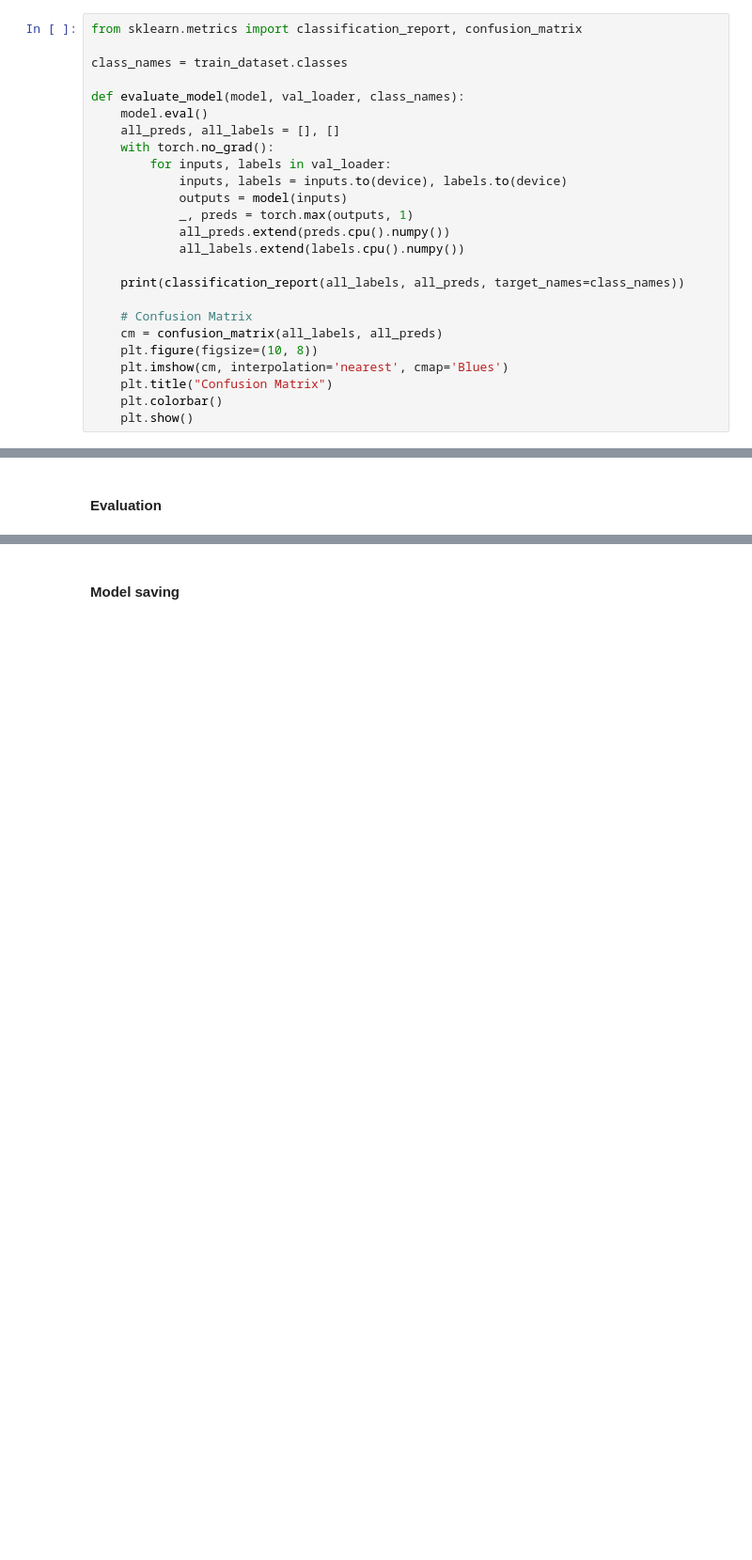
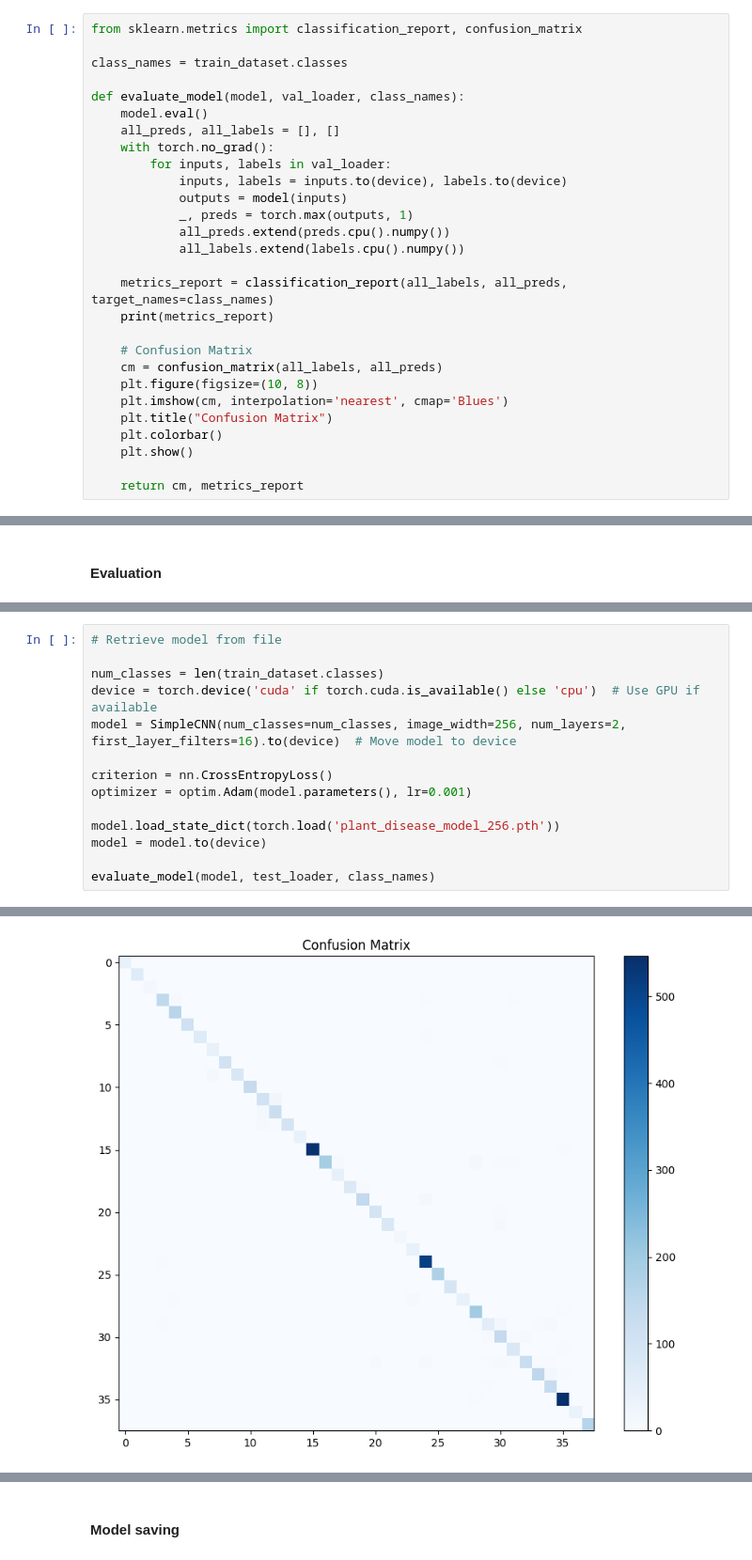
Before and after one commit to cycileo/FDS-Project, a Jupyter notebook: first_attempt.ipynb, the cells around one changed output, grey strips where cells are left out. Shown: that part at 94% size. Cells and saved outputs as stored; diff of their text form; blank space fills up the shorter version.

```diff
--- a/first_attempt.ipynb
+++ b/first_attempt.ipynb
@@ -366,7 +368,8 @@ def evaluate_model(model, val_loader, class_names):
             all_preds.extend(preds.cpu().numpy())
             all_labels.extend(labels.cpu().numpy())
 
-    print(classification_report(all_labels, all_preds, target_names=class_names))
+    metrics_report = classification_report(all_labels, all_preds, target_names=class_names)
+    print(metrics_report)
 
     # Confusion Matrix
     cm = confusion_matrix(all_labels, all_preds)
@@ -375,6 +378,8 @@ def evaluate_model(model, val_loader, class_names):
     plt.title("Confusion Matrix")
     plt.colorbar()
     plt.show()
+
+    return cm, metrics_report
 # %% [markdown]
 ### Simple CNN Model Training and Testing
 # %% [markdown]
@@ -438,0 +508,15 @@ evaluate_model(model, val_loader, class_names)
+# %%
+# Retrieve model from file
+
+num_classes = len(train_dataset.classes)
+device = torch.device('cuda' if torch.cuda.is_available() else 'cpu')  # Use GPU if available
+model = SimpleCNN(num_classes=num_classes, image_width=256, num_layers=2, first_layer_filters=16).to(device)  # Move model to device
+
+criterion = nn.CrossEntropyLoss()
+optimizer = optim.Adam(model.parameters(), lr=0.001)
+
+model.load_state_dict(torch.load('plant_disease_model_256.pth'))
+model = model.to(device)
+
+evaluate_model(model, test_loader, class_names)
+# %% [output]
@@ -438,0 +540 @@ evaluate_model(model, val_loader, class_names)
+[figure, added]
```
Also changed, not shown: parts of 48 cells of this notebook, 7 other files.
